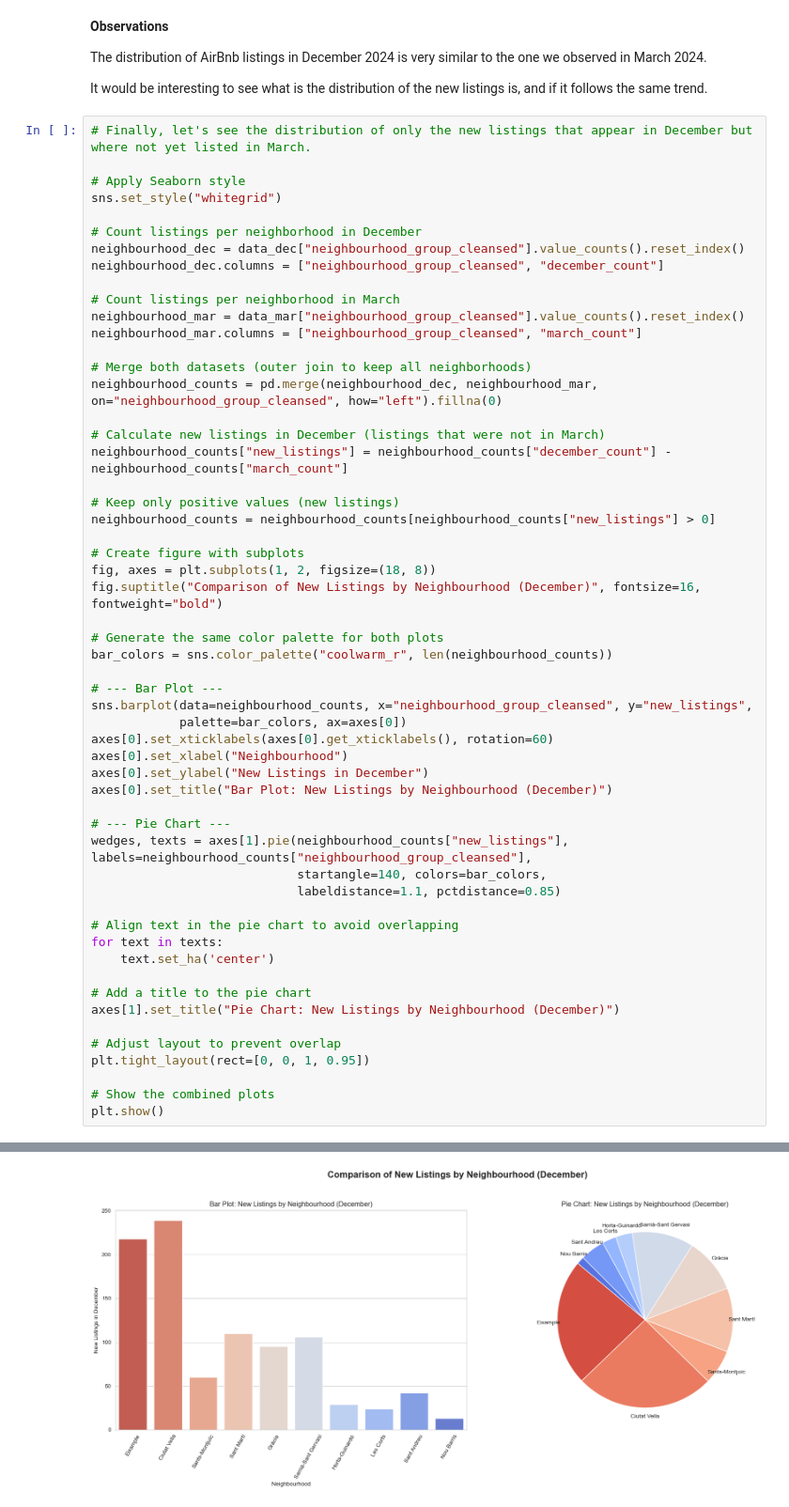
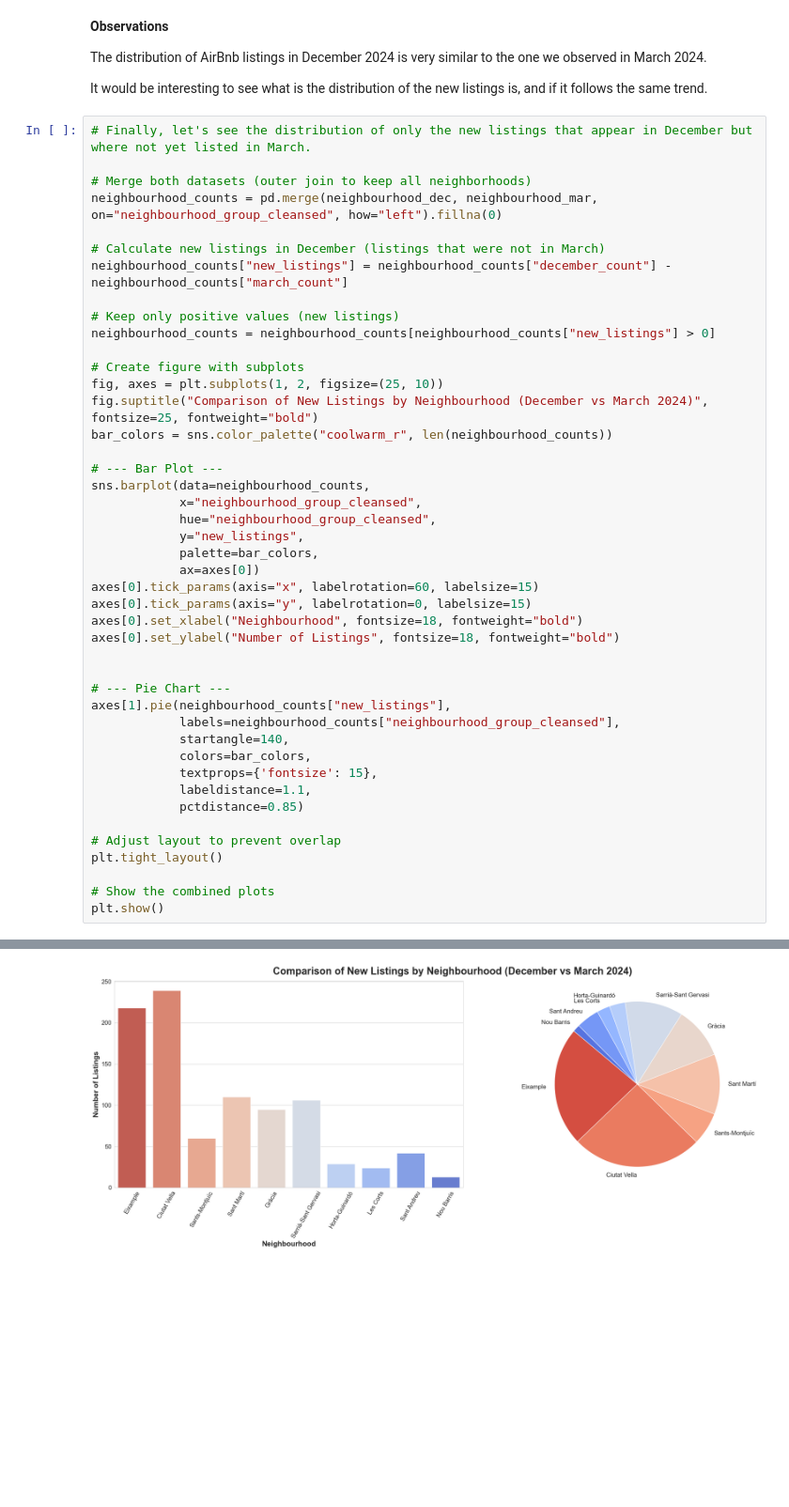
Before and after one commit to msalvany/milestone_3, a Jupyter notebook: milestone_3_AirBnB_BCN.ipynb, the cells around one changed output, grey strips where cells are left out. Shown: that part at 94% size. Cells and saved outputs as stored; diff of their text form; blank space fills up the shorter version.

```diff
--- a/milestone_3_AirBnB_BCN.ipynb
+++ b/milestone_3_AirBnB_BCN.ipynb
@@ -291,17 +310,6 @@ The distribution of AirBnb listings in December 2024 is very similar to the one
 It would be interesting to see what is the distribution of the new listings is, and if it follows the same trend.
 # %%
 # Finally, let's see the distribution of only the new listings that appear in December but where not yet listed in March.
-
-# Apply Seaborn style
-sns.set_style("whitegrid")
-
-# Count listings per neighborhood in December
-neighbourhood_dec = data_dec["neighbourhood_group_cleansed"].value_counts().reset_index()
-neighbourhood_dec.columns = ["neighbourhood_group_cleansed", "december_count"]
-
-# Count listings per neighborhood in March
-neighbourhood_mar = data_mar["neighbourhood_group_cleansed"].value_counts().reset_index()
-neighbourhood_mar.columns = ["neighbourhood_group_cleansed", "march_count"]
 
 # Merge both datasets (outer join to keep all neighborhoods)
 neighbourhood_counts = pd.merge(neighbourhood_dec, neighbourhood_mar, on="neighbourhood_group_cleansed", how="left").fillna(0)
@@ -313,34 +321,34 @@ neighbourhood_counts["new_listings"] = neighbourhood_counts["december_count"] -
 neighbourhood_counts = neighbourhood_counts[neighbourhood_counts["new_listings"] > 0]
 
 # Create figure with subplots
-fig, axes = plt.subplots(1, 2, figsize=(18, 8))
-fig.suptitle("Comparison of New Listings by Neighbourhood (December)", fontsize=16, fontweight="bold")
-
-# Generate the same color palette for both plots
+fig, axes = plt.subplots(1, 2, figsize=(25, 10))
+fig.suptitle("Comparison of New Listings by Neighbourhood (December vs March 2024)", fontsize=25, fontweight="bold")
 bar_colors = sns.color_palette("coolwarm_r", len(neighbourhood_counts))
 
 # --- Bar Plot ---
-sns.barplot(data=neighbourhood_counts, x="neighbourhood_group_cleansed", y="new_listings",
-            palette=bar_colors, ax=axes[0])
-axes[0].set_xticklabels(axes[0].get_xticklabels(), rotation=60)
-axes[0].set_xlabel("Neighbourhood")
-axes[0].set_ylabel("New Listings in December")
-axes[0].set_title("Bar Plot: New Listings by Neighbourhood (December)")
+sns.barplot(data=neighbourhood_counts,
+            x="neighbourhood_group_cleansed",
+            hue="neighbourhood_group_cleansed",
+            y="new_listings",
+            palette=bar_colors,
+            ax=axes[0])
+axes[0].tick_params(axis="x", labelrotation=60, labelsize=15)
+axes[0].tick_params(axis="y", labelrotation=0, labelsize=15)
+axes[0].set_xlabel("Neighbourhood", fontsize=18, fontweight="bold")
+axes[0].set_ylabel("Number of Listings", fontsize=18, fontweight="bold")
+
 
 # --- Pie Chart ---
-wedges, texts = axes[1].pie(neighbourhood_counts["new_listings"], labels=neighbourhood_counts["neighbourhood_group_cleansed"],
-                            startangle=140, colors=bar_colors,
-                            labeldistance=1.1, pctdistance=0.85)
-
-# Align text in the pie chart to avoid overlapping
-for text in texts:
-    text.set_ha('center')
-
-# Add a title to the pie chart
-axes[1].set_title("Pie Chart: New Listings by Neighbourhood (December)")
+axes[1].pie(neighbourhood_counts["new_listings"],
+            labels=neighbourhood_counts["neighbourhood_group_cleansed"],
+            startangle=140,
+            colors=bar_colors,
+            textprops={'fontsize': 15},
+            labeldistance=1.1,
+            pctdistance=0.85)
 
 # Adjust layout to prevent overlap
-plt.tight_layout(rect=[0, 0, 1, 0.95])
+plt.tight_layout()
 
 # Show the combined plots
 plt.show()
@@ -351,4 +356,4 @@ Passing `palette` without assigning `hue` is deprecated and will be removed in v
-[figure, old version]
+[figure, new version]
 # %% [markdown]
 **Observations**
 
```
Also changed, not shown: parts of 16 cells of this notebook.
